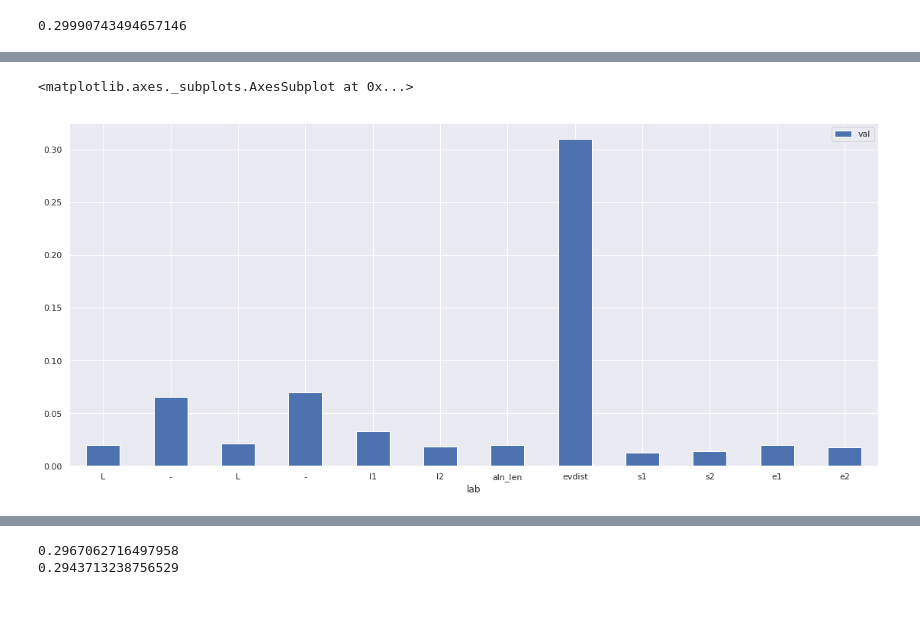
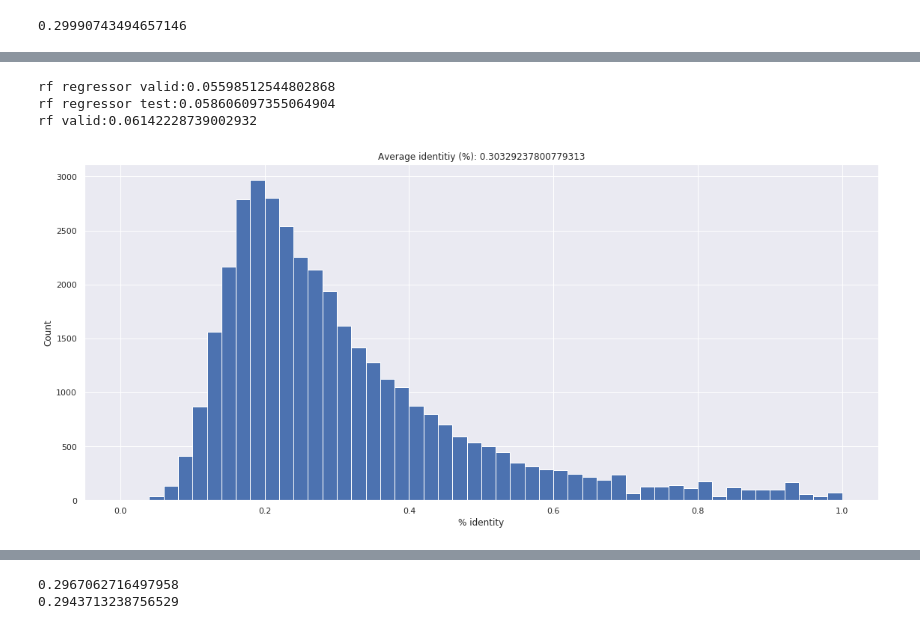
Before and after one commit to patrickbryant1/basic_scilife_scripts, a Jupyter notebook: models/baseline.ipynb, the cells around one changed output, grey strips where cells are left out. Saved outputs shown, nothing was run; the diff lists cells and outputs as text; code cells hidden in the pictures.

```diff
--- a/models/baseline.ipynb
+++ b/models/baseline.ipynb
@@ -193,5 +174,40 @@ plt.show()
-# %%
-imp_df.plot.bar(x='lab', y='val',rot=0)
-# %% [output]
-<matplotlib.axes._subplots.AxesSubplot at 0x...>
-[figure, removed]
+# %%
+#Running with only gap, evdist, lengths and ends and identities.
+#RandomForestRegressor
+clf = RandomForestRegressor(n_estimators=100, bootstrap = True, max_features = 'sqrt')
+
+# Fit on training data
+clf.fit(X_train, y_train)
+
+#predict
+clf_predictions_valid = clf.predict(X_valid)
+clf_predictions_test = clf.predict(X_test)
+#Average error
+average_error = np.average(np.absolute(clf_predictions_valid-y_valid))
+print('rf regressor valid:' + str(average_error))
+average_error = np.average(np.absolute(clf_predictions_test-y_test))
+print('rf regressor test:' + str(average_error))
+
+#Binned fitting
+# Fit on training data
+clf.fit(X_train, y_train_binned)
+
+#predict
+clf_predictions = clf.predict(X_valid)
+
+#Average error
+average_error = np.average(np.absolute(clf_predictions-y_valid_binned))
+print('rf valid:' +str(average_error*0.1))
+# %% [output]
+rf regressor valid:0.05598512544802868
+rf regressor test:0.058606097355064904
+rf valid:0.06142228739002932
+# %%
+identities = complete_df['identity']
+plt.hist(identities, bins = 50)
+plt.xlabel('% identity')
+plt.ylabel('Count')
+plt.title('Average identitiy (%): ' +str(sum(identities)/len(identities)))
+plt.show()
+# %% [output]
+[figure, added]
```
Also changed, not shown: parts of 20 cells of this notebook, 2 other files.
